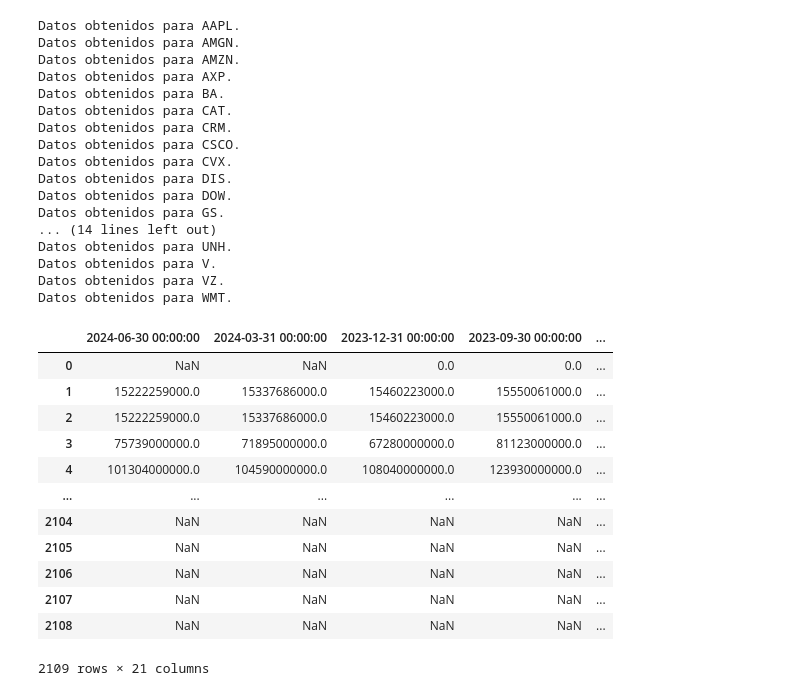
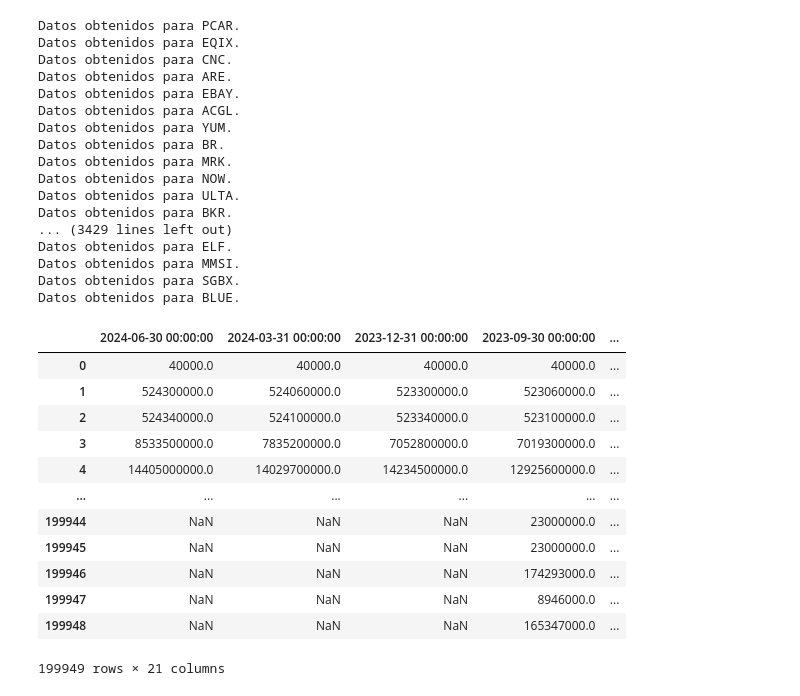
Before and after one commit to cmatoses/financialkeepcoders, a Jupyter notebook: bronze_ticker_quarterly_balance_sheet.ipynb, the cells around one changed output. Saved outputs shown, nothing was run; the diff lists cells and outputs as text; code cells hidden in the pictures.

```diff
--- a/bronze_ticker_quarterly_balance_sheet.ipynb
+++ b/bronze_ticker_quarterly_balance_sheet.ipynb
@@ -13,8 +14,8 @@ key_path = key_path
 project = project_id
 
 # Sources
-table = 'bronze_ticker_data'
-dataset = 'bronze'
+table = 'silver_indicators'
+dataset = 'silver'
 
 # Tables id
 table_conca = f'{project}.{dataset}.{table}'
@@ -62,57 +52,57 @@ unique_tickers = get_unique_tickers()
 # %%
 import yfinance as yf
 import pandas as pd
 
 data = []
 
-for _, row in unique_tickers.iterrows():
+for _, row in tickers.iterrows():
     ticker = row['ticker']  # Corregir el nombre de la columna para acceder al ticker
 
     try:
         # Obtener datos históricos
         data_row = yf.Ticker(ticker).quarterly_balance_sheet
         # Convertir el DataFrame a formato largo para facilitar la concatenación
         # data_row = data_row.reset_index()
         # Agregar el ticker como una columna en los datos históricos
         data_row['ticker'] = ticker
         # Añadir los datos a la lista
         data.append(data_row)
         print(f"Datos obtenidos para {ticker}.")
     except Exception as e:
         print(f"Error al obtener datos para {ticker}: {e}")
 
 # Concatenar todos los DataFrames en uno solo
 df = pd.concat(data, ignore_index=True)
 df
 # %% [output]
-Datos obtenidos para AAPL.
-Datos obtenidos para AMGN.
-Datos obtenidos para AMZN.
-Datos obtenidos para AXP.
-Datos obtenidos para BA.
-Datos obtenidos para CAT.
-Datos obtenidos para CRM.
-Datos obtenidos para CSCO.
-Datos obtenidos para CVX.
-Datos obtenidos para DIS.
-Datos obtenidos para DOW.
-Datos obtenidos para GS.
-... (14 lines left out)
-Datos obtenidos para UNH.
-Datos obtenidos para V.
-Datos obtenidos para VZ.
-Datos obtenidos para WMT.
+Datos obtenidos para PCAR.
+Datos obtenidos para EQIX.
+Datos obtenidos para CNC.
+Datos obtenidos para ARE.
+Datos obtenidos para EBAY.
+Datos obtenidos para ACGL.
+Datos obtenidos para YUM.
+Datos obtenidos para BR.
+Datos obtenidos para MRK.
+Datos obtenidos para NOW.
+Datos obtenidos para ULTA.
+Datos obtenidos para BKR.
+... (3429 lines left out)
+Datos obtenidos para ELF.
+Datos obtenidos para MMSI.
+Datos obtenidos para SGBX.
+Datos obtenidos para BLUE.
 |  | 2024-06-30 00:00:00 | 2024-03-31 00:00:00 | 2023-12-31 00:00:00 | 2023-09-30 00:00:00 | ... |
-| 0 | NaN | NaN | 0.0 | 0.0 | ... |
-| 1 | 15222259000.0 | 15337686000.0 | 15460223000.0 | 15550061000.0 | ... |
-| 2 | 15222259000.0 | 15337686000.0 | 15460223000.0 | 15550061000.0 | ... |
-| 3 | 75739000000.0 | 71895000000.0 | 67280000000.0 | 81123000000.0 | ... |
-| 4 | 101304000000.0 | 104590000000.0 | 108040000000.0 | 123930000000.0 | ... |
+| 0 | 40000.0 | 40000.0 | 40000.0 | 40000.0 | ... |
+| 1 | 524300000.0 | 524060000.0 | 523300000.0 | 523060000.0 | ... |
+| 2 | 524340000.0 | 524100000.0 | 523340000.0 | 523100000.0 | ... |
+| 3 | 8533500000.0 | 7835200000.0 | 7052800000.0 | 7019300000.0 | ... |
+| 4 | 14405000000.0 | 14029700000.0 | 14234500000.0 | 12925600000.0 | ... |
 | ... | ... | ... | ... | ... | ... |
-| 2104 | NaN | NaN | NaN | NaN | ... |
-| 2105 | NaN | NaN | NaN | NaN | ... |
-| 2106 | NaN | NaN | NaN | NaN | ... |
-| 2107 | NaN | NaN | NaN | NaN | ... |
-| 2108 | NaN | NaN | NaN | NaN | ... |
+| 199944 | NaN | NaN | NaN | 23000000.0 | ... |
+| 199945 | NaN | NaN | NaN | 23000000.0 | ... |
+| 199946 | NaN | NaN | NaN | 174293000.0 | ... |
+| 199947 | NaN | NaN | NaN | 8946000.0 | ... |
+| 199948 | NaN | NaN | NaN | 165347000.0 | ... |
-2109 rows × 21 columns
+199949 rows × 21 columns
 # %%
```
Also changed, not shown: parts of 6 cells of this notebook, 6 other files.
